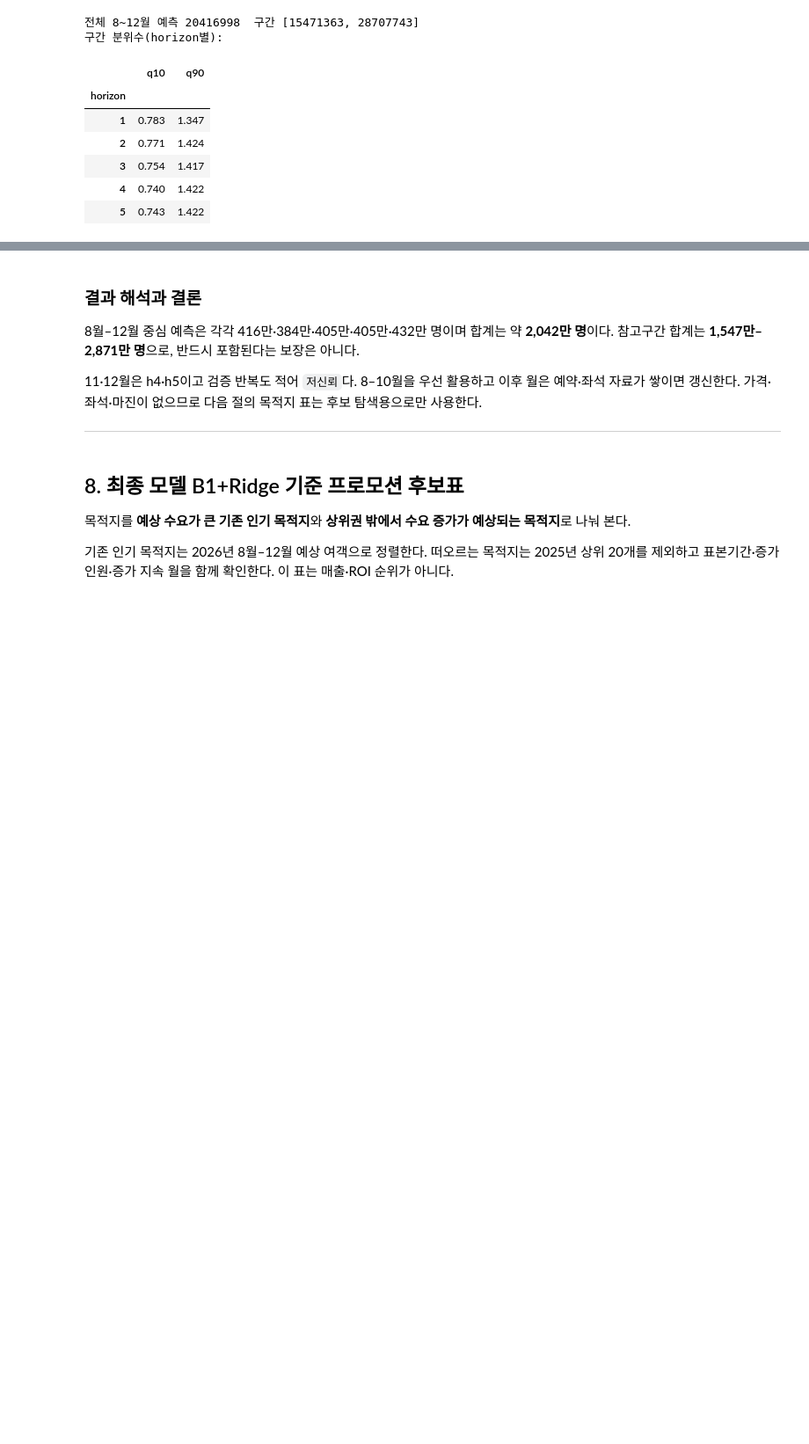
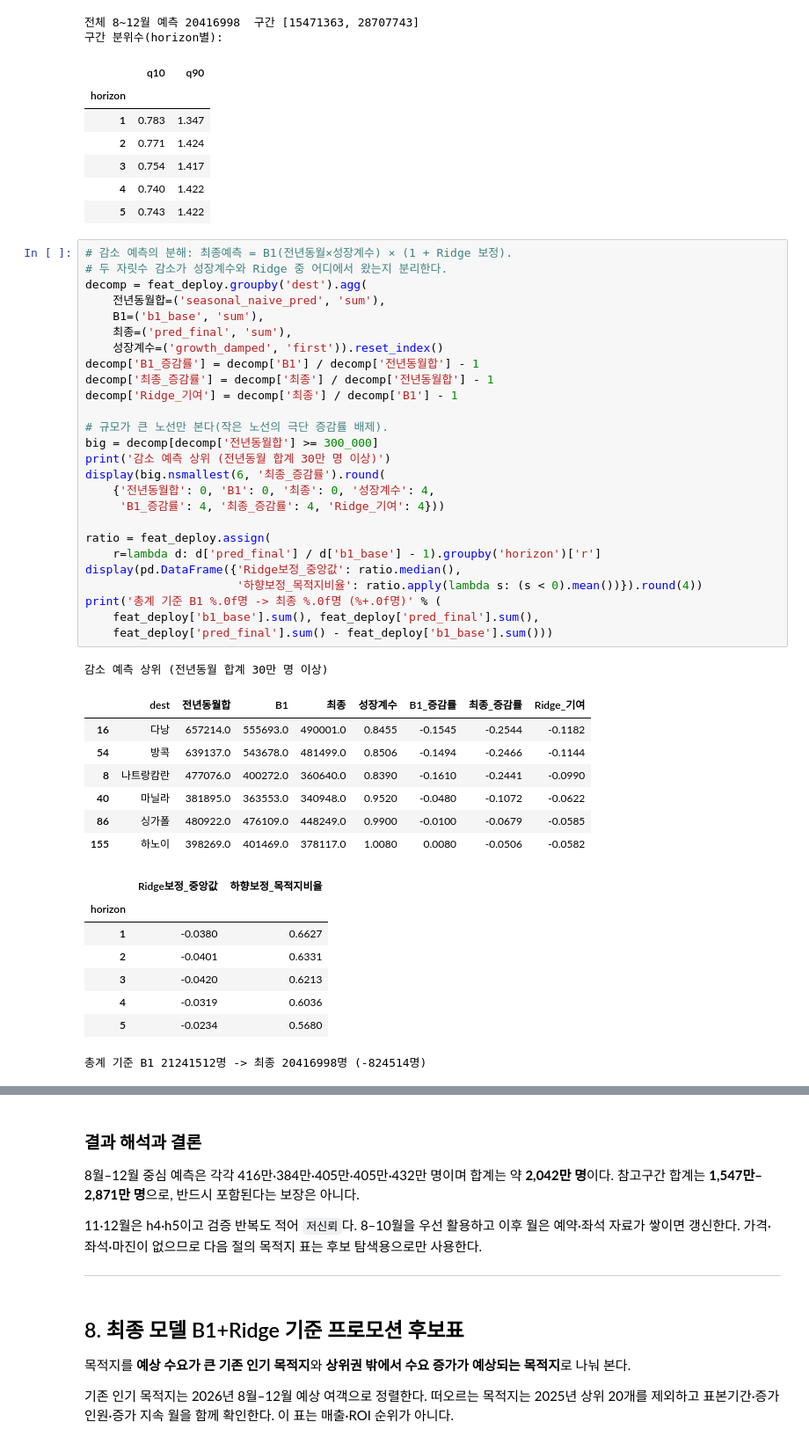
Before and after one commit to kth530/korea_outbound_travel_analysis, a Jupyter notebook: notebooks/05_demand_forecast.ipynb, the cells around one changed output, grey strips where cells are left out. Shown at 88% size. Saved outputs shown, nothing was run; the diff lists cells and outputs as text; blank space fills up the shorter version.

```diff
--- a/notebooks/05_demand_forecast.ipynb
+++ b/notebooks/05_demand_forecast.ipynb
@@ -1477,3 +1533,46 @@ display(qtab.round(3))
 | 3 | 0.754 | 1.417 |
 | 4 | 0.740 | 1.422 |
 | 5 | 0.743 | 1.422 |
+# %%
+# 감소 예측의 분해: 최종예측 = B1(전년동월×성장계수) × (1 + Ridge 보정).
+# 두 자릿수 감소가 성장계수와 Ridge 중 어디에서 왔는지 분리한다.
+decomp = feat_deploy.groupby('dest').agg(
+    전년동월합=('seasonal_naive_pred', 'sum'),
+    B1=('b1_base', 'sum'),
+    최종=('pred_final', 'sum'),
+    성장계수=('growth_damped', 'first')).reset_index()
+decomp['B1_증감률'] = decomp['B1'] / decomp['전년동월합'] - 1
+decomp['최종_증감률'] = decomp['최종'] / decomp['전년동월합'] - 1
+decomp['Ridge_기여'] = decomp['최종'] / decomp['B1'] - 1
+
+# 규모가 큰 노선만 본다(작은 노선의 극단 증감률 배제).
+big = decomp[decomp['전년동월합'] >= 300_000]
+print('감소 예측 상위 (전년동월 합계 30만 명 이상)')
+display(big.nsmallest(6, '최종_증감률').round(
+    {'전년동월합': 0, 'B1': 0, '최종': 0, '성장계수': 4,
+     'B1_증감률': 4, '최종_증감률': 4, 'Ridge_기여': 4}))
+
+ratio = feat_deploy.assign(
+    r=lambda d: d['pred_final'] / d['b1_base'] - 1).groupby('horizon')['r']
+display(pd.DataFrame({'Ridge보정_중앙값': ratio.median(),
+                      '하향보정_목적지비율': ratio.apply(lambda s: (s < 0).mean())}).round(4))
+print('총계 기준 B1 %.0f명 -> 최종 %.0f명 (%+.0f명)' % (
+    feat_deploy['b1_base'].sum(), feat_deploy['pred_final'].sum(),
+    feat_deploy['pred_final'].sum() - feat_deploy['b1_base'].sum()))
+# %% [output]
+감소 예측 상위 (전년동월 합계 30만 명 이상)
+|  | dest | 전년동월합 | B1 | 최종 | 성장계수 | B1_증감률 | 최종_증감률 | Ridge_기여 |
+| 16 | 다낭 | 657214.0 | 555693.0 | 490001.0 | 0.8455 | -0.1545 | -0.2544 | -0.1182 |
+| 54 | 방콕 | 639137.0 | 543678.0 | 481499.0 | 0.8506 | -0.1494 | -0.2466 | -0.1144 |
+| 8 | 나트랑캄란 | 477076.0 | 400272.0 | 360640.0 | 0.8390 | -0.1610 | -0.2441 | -0.0990 |
+| 40 | 마닐라 | 381895.0 | 363553.0 | 340948.0 | 0.9520 | -0.0480 | -0.1072 | -0.0622 |
+| 86 | 싱가폴 | 480922.0 | 476109.0 | 448249.0 | 0.9900 | -0.0100 | -0.0679 | -0.0585 |
+| 155 | 하노이 | 398269.0 | 401469.0 | 378117.0 | 1.0080 | 0.0080 | -0.0506 | -0.0582 |
+|  | Ridge보정_중앙값 | 하향보정_목적지비율 |
+| horizon |  |  |
+| 1 | -0.0380 | 0.6627 |
+| 2 | -0.0401 | 0.6331 |
+| 3 | -0.0420 | 0.6213 |
+| 4 | -0.0319 | 0.6036 |
+| 5 | -0.0234 | 0.5680 |
+총계 기준 B1 21241512명 -> 최종 20416998명 (-824514명)
```
Also changed, not shown: parts of 3 cells of this notebook, 3 other files.
